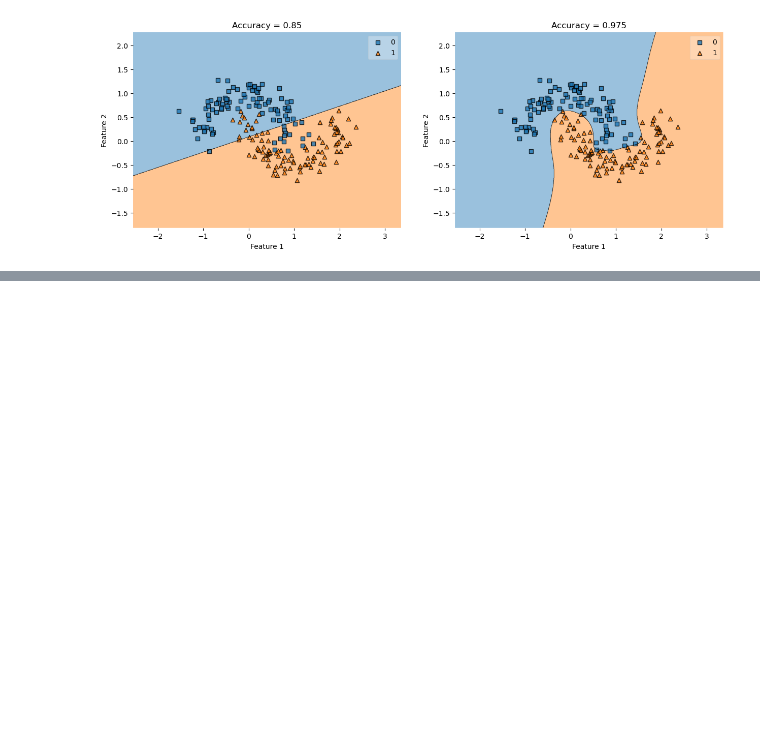
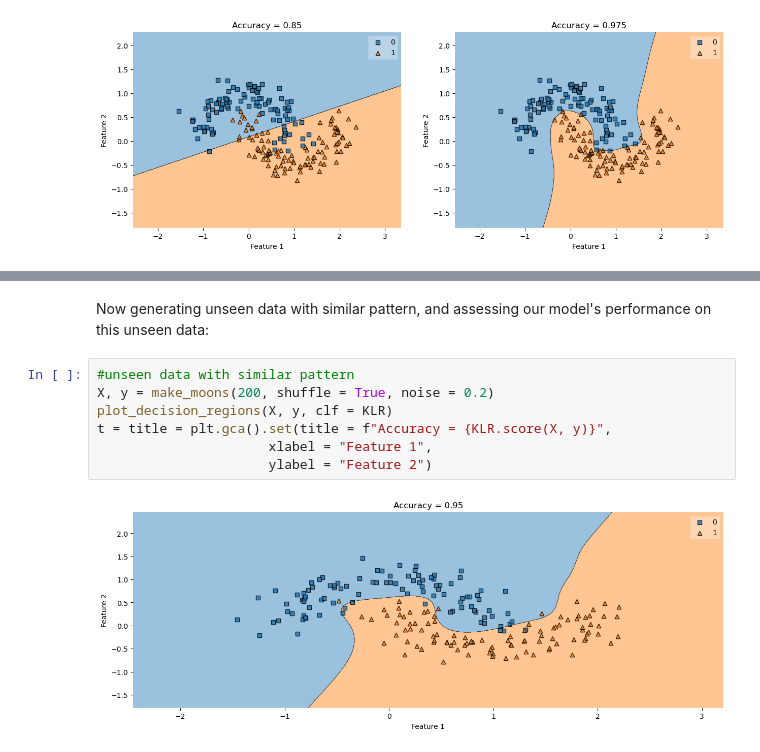
Before and after one commit to dcruzeneil/dcruzeneil.github.io, a Jupyter notebook: posts/kernel-logistic-regression/index.ipynb, the cells around one changed output, grey strips where cells are left out. Cells and saved outputs as stored; diff of their text form; blank space fills up the shorter version.

```diff
--- a/posts/kernel-logistic-regression/index.ipynb
+++ b/posts/kernel-logistic-regression/index.ipynb
@@ -109,0 +170,11 @@ Originally, when we were dealing with Logistic Regression, our empirical risk mi
+# %% [markdown]
+Now generating unseen data with similar pattern, and assessing our model's performance on this unseen data:
+# %%
+#unseen data with similar pattern
+X, y = make_moons(200, shuffle = True, noise = 0.2)
+plot_decision_regions(X, y, clf = KLR)
+t = title = plt.gca().set(title = f"Accuracy = {KLR.score(X, y)}",
+                      xlabel = "Feature 1",
+                      ylabel = "Feature 2")
+# %% [output]
+[figure, added]
```
Also changed, not shown: parts of 9 cells of this notebook, 8 other files.
